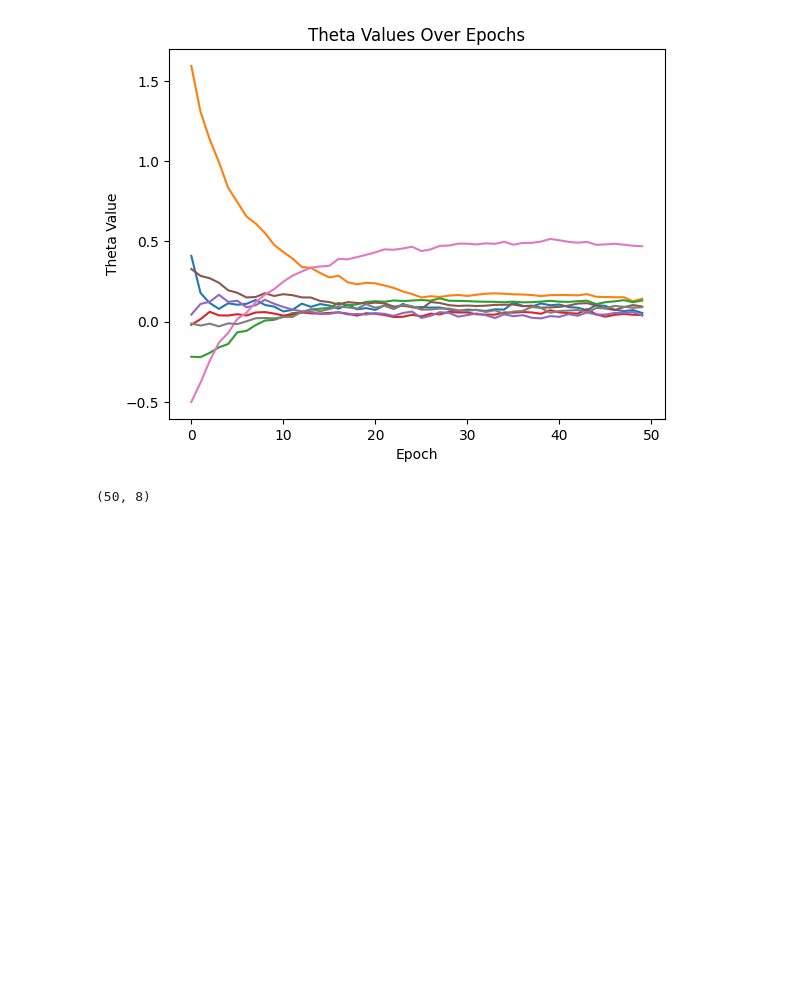
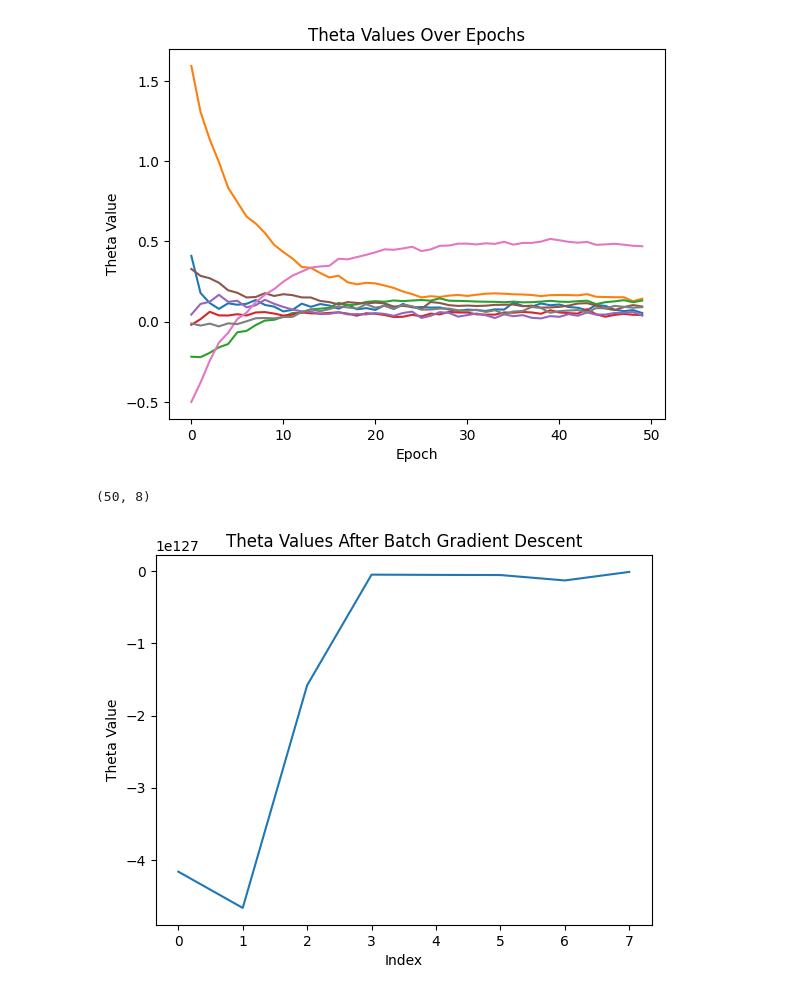
Before and after one commit to bhedadev010/deep-learning, a Jupyter notebook: types_of_gd.ipynb, the cells around one changed output. Cells and saved outputs as stored; diff of their text form; code cells hidden in the pictures; blank space fills up the shorter version.

Commit message:
bgd implementation

```diff
--- a/types_of_gd.ipynb
+++ b/types_of_gd.ipynb
@@ -88,3 +105,26 @@ plt.show()
 theta_values.shape
 # %% [output]
 (50, 8)
+# %%
+#batch gradient descent implementation
+def batch_gradiant_descent(X, y, theta, learning_rate=0.01, n_epochs=50):
+    m = len(X)
+    for epoch in range(n_epochs):
+        gradients = 2/m * X.T.dot(X.dot(theta) - y)
+        theta = theta - learning_rate * gradients
+    return theta
+
+# Initialize theta
+theta = np.random.randn(X.shape[1], 1)
+# Use a smaller learning rate
+learning_rate = 0.001
+# Run batch gradient descent
+theta = batch_gradiant_descent(X, y, theta, learning_rate = learning_rate)
+# Plot the results
+plt.plot(theta)
+plt.title("Theta Values After Batch Gradient Descent")
+plt.xlabel("Index")
+plt.ylabel("Theta Value")
+plt.show()
+# %% [output]
+[figure, added]
```
Also changed, not shown: parts of 1 cell of this notebook.
